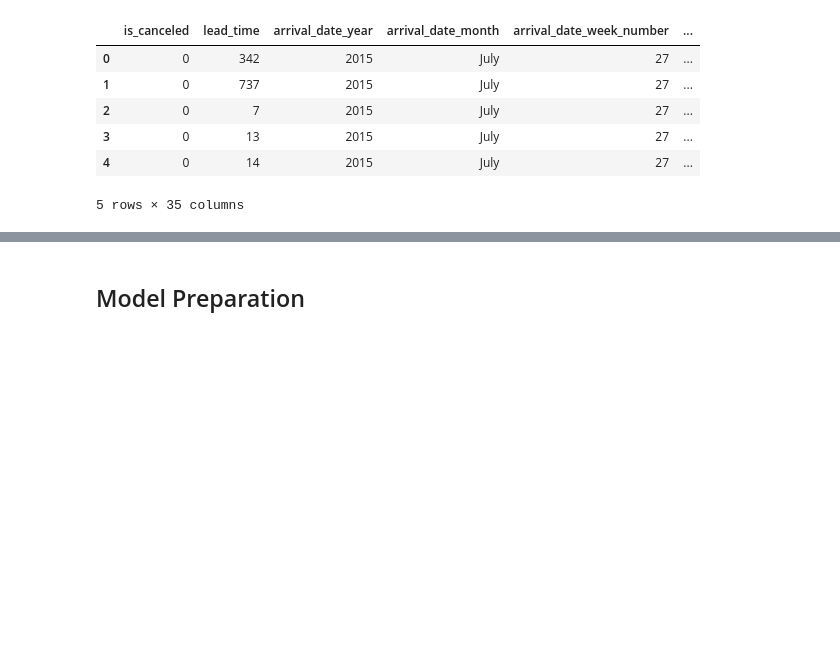
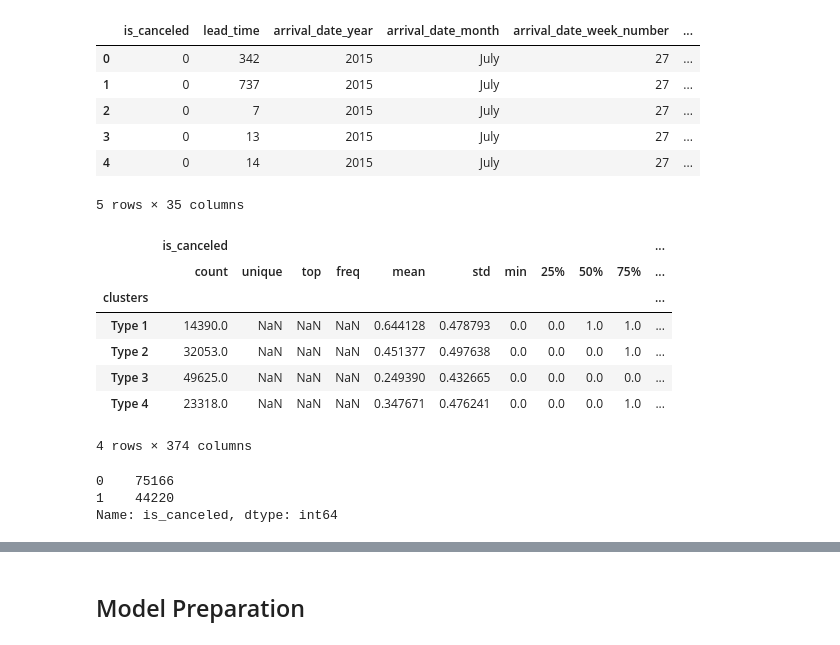
Before and after one commit to lonewol7f/hotel-booking-classification, a Jupyter notebook: hotel_booking.ipynb, the cells around one changed output, grey strips where cells are left out. Saved outputs shown, nothing was run; the diff lists cells and outputs as text; code cells hidden in the pictures; blank space fills up the shorter version.

```diff
--- a/hotel_booking.ipynb
+++ b/hotel_booking.ipynb
@@ -433,3 +433,21 @@ hotel_booking.head()
 | 3 | 0 | 13 | 2015 | July | 27 | ... |
 | 4 | 0 | 14 | 2015 | July | 27 | ... |
 5 rows × 35 columns
+# %%
+cluster_analysis_df = hotel_booking.groupby(hotel_booking['clusters']).describe(include='all')
+cluster_analysis_df
+# %% [output]
+|  | is_canceled |  |  |  |  |  |  |  |  |  | ... |
+|  | count | unique | top | freq | mean | std | min | 25% | 50% | 75% | ... |
+| clusters |  |  |  |  |  |  |  |  |  |  | ... |
+| Type 1 | 14390.0 | NaN | NaN | NaN | 0.644128 | 0.478793 | 0.0 | 0.0 | 1.0 | 1.0 | ... |
+| Type 2 | 32053.0 | NaN | NaN | NaN | 0.451377 | 0.497638 | 0.0 | 0.0 | 0.0 | 1.0 | ... |
+| Type 3 | 49625.0 | NaN | NaN | NaN | 0.249390 | 0.432665 | 0.0 | 0.0 | 0.0 | 0.0 | ... |
+| Type 4 | 23318.0 | NaN | NaN | NaN | 0.347671 | 0.476241 | 0.0 | 0.0 | 0.0 | 1.0 | ... |
+4 rows × 374 columns
+# %%
+hotel_booking['is_canceled'].value_counts()
+# %% [output]
+0    75166
+1    44220
+Name: is_canceled, dtype: int64
```
Also changed, not shown: parts of 4 cells of this notebook.
